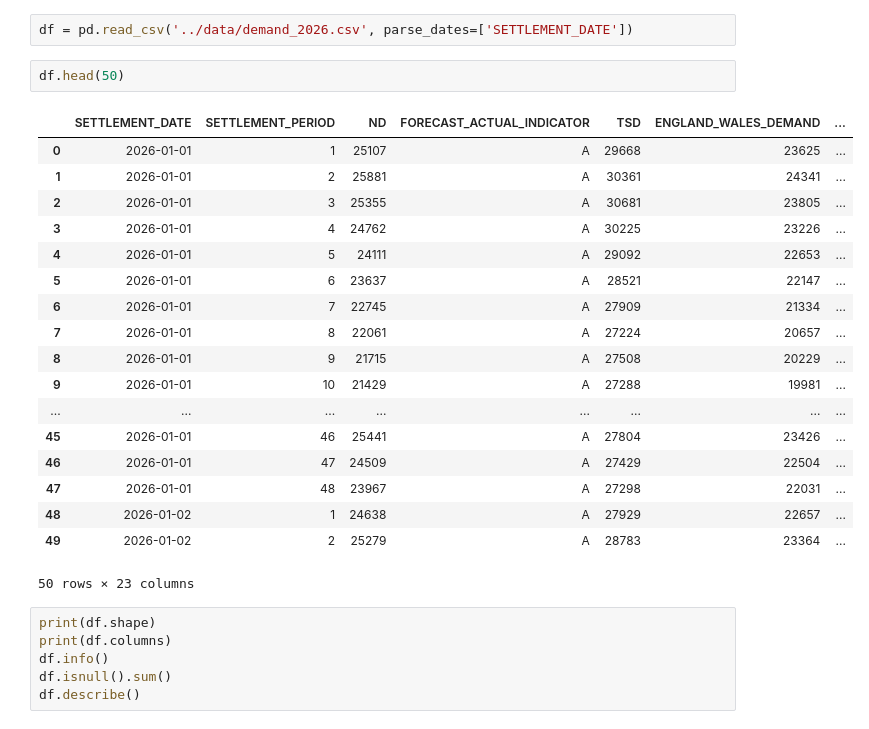
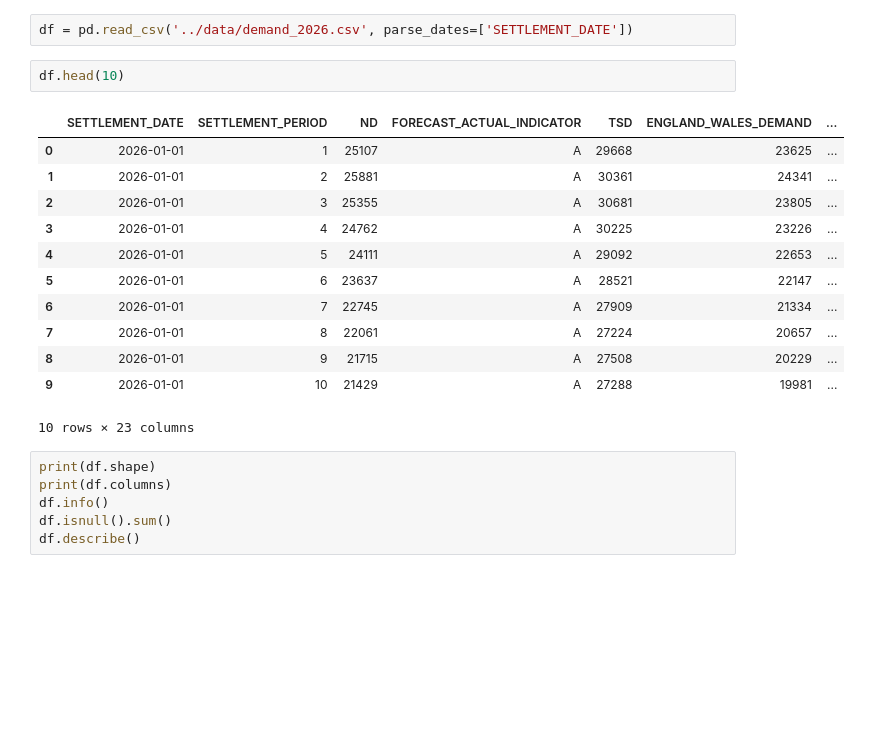
Before and after one commit to udaykiran-power/uk-electricity-demand-analysis, a Jupyter notebook: notebooks/01_data_exploration.ipynb, the cells around one changed output. Cells and saved outputs as stored; diff of their text form; blank space fills up the shorter version.

```diff
--- a/notebooks/01_data_exploration.ipynb
+++ b/notebooks/01_data_exploration.ipynb
@@ -10,26 +10,20 @@ Environment ready!
 # %%
 df = pd.read_csv('../data/demand_2026.csv', parse_dates=['SETTLEMENT_DATE'])
 # %%
-df.head(50)
+df.head(10)
 # %% [output]
 |  | SETTLEMENT_DATE | SETTLEMENT_PERIOD | ND | FORECAST_ACTUAL_INDICATOR | TSD | ENGLAND_WALES_DEMAND | ... |
 | 0 | 2026-01-01 | 1 | 25107 | A | 29668 | 23625 | ... |
 | 1 | 2026-01-01 | 2 | 25881 | A | 30361 | 24341 | ... |
 | 2 | 2026-01-01 | 3 | 25355 | A | 30681 | 23805 | ... |
 | 3 | 2026-01-01 | 4 | 24762 | A | 30225 | 23226 | ... |
 | 4 | 2026-01-01 | 5 | 24111 | A | 29092 | 22653 | ... |
 | 5 | 2026-01-01 | 6 | 23637 | A | 28521 | 22147 | ... |
 | 6 | 2026-01-01 | 7 | 22745 | A | 27909 | 21334 | ... |
 | 7 | 2026-01-01 | 8 | 22061 | A | 27224 | 20657 | ... |
 | 8 | 2026-01-01 | 9 | 21715 | A | 27508 | 20229 | ... |
 | 9 | 2026-01-01 | 10 | 21429 | A | 27288 | 19981 | ... |
-| ... | ... | ... | ... | ... | ... | ... | ... |
-| 45 | 2026-01-01 | 46 | 25441 | A | 27804 | 23426 | ... |
-| 46 | 2026-01-01 | 47 | 24509 | A | 27429 | 22504 | ... |
-| 47 | 2026-01-01 | 48 | 23967 | A | 27298 | 22031 | ... |
-| 48 | 2026-01-02 | 1 | 24638 | A | 27929 | 22657 | ... |
-| 49 | 2026-01-02 | 2 | 25279 | A | 28783 | 23364 | ... |
-50 rows × 23 columns
+10 rows × 23 columns
 # %%
 print(df.shape)
 print(df.columns)
```
Also changed, not shown: parts of 7 cells of this notebook, 5 other files.
